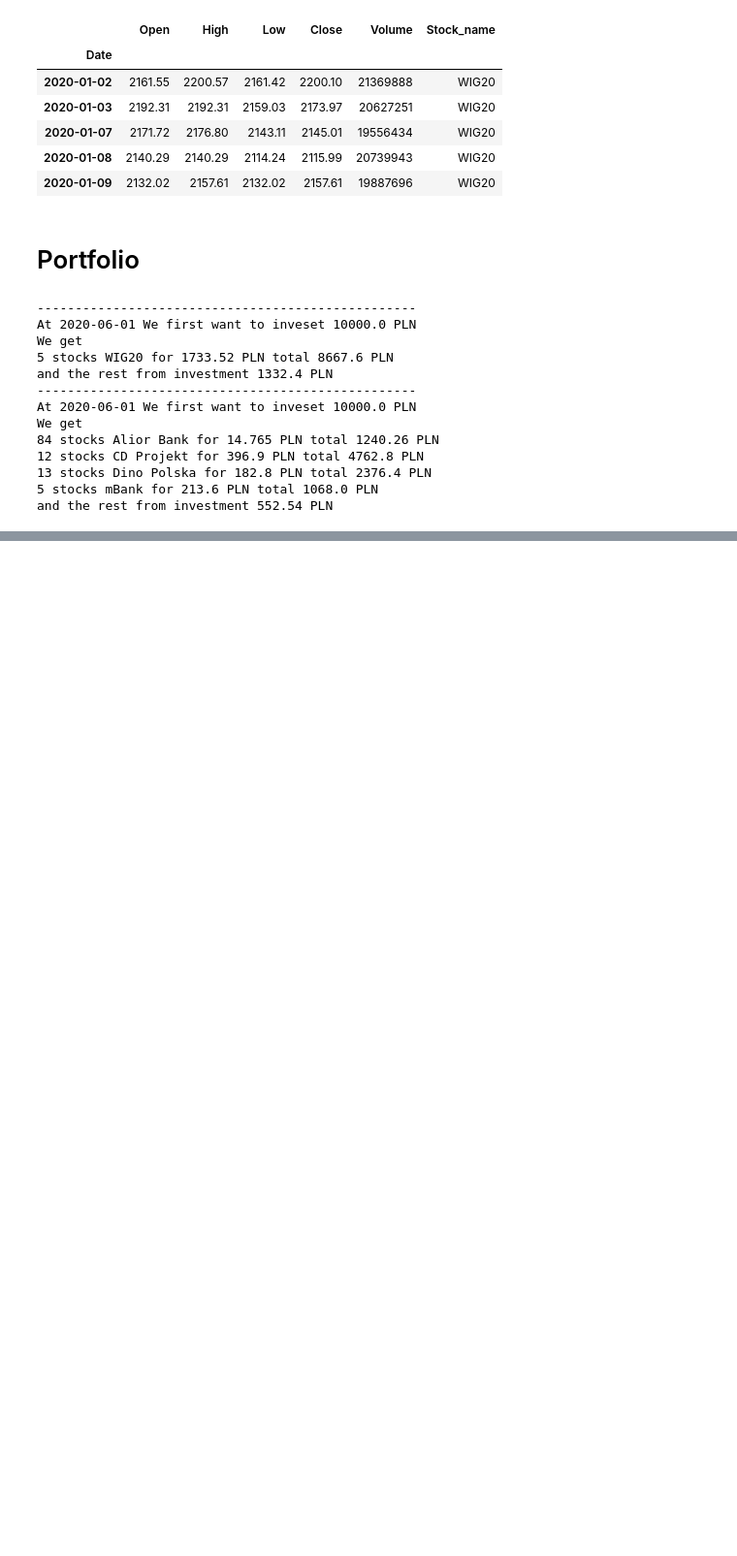
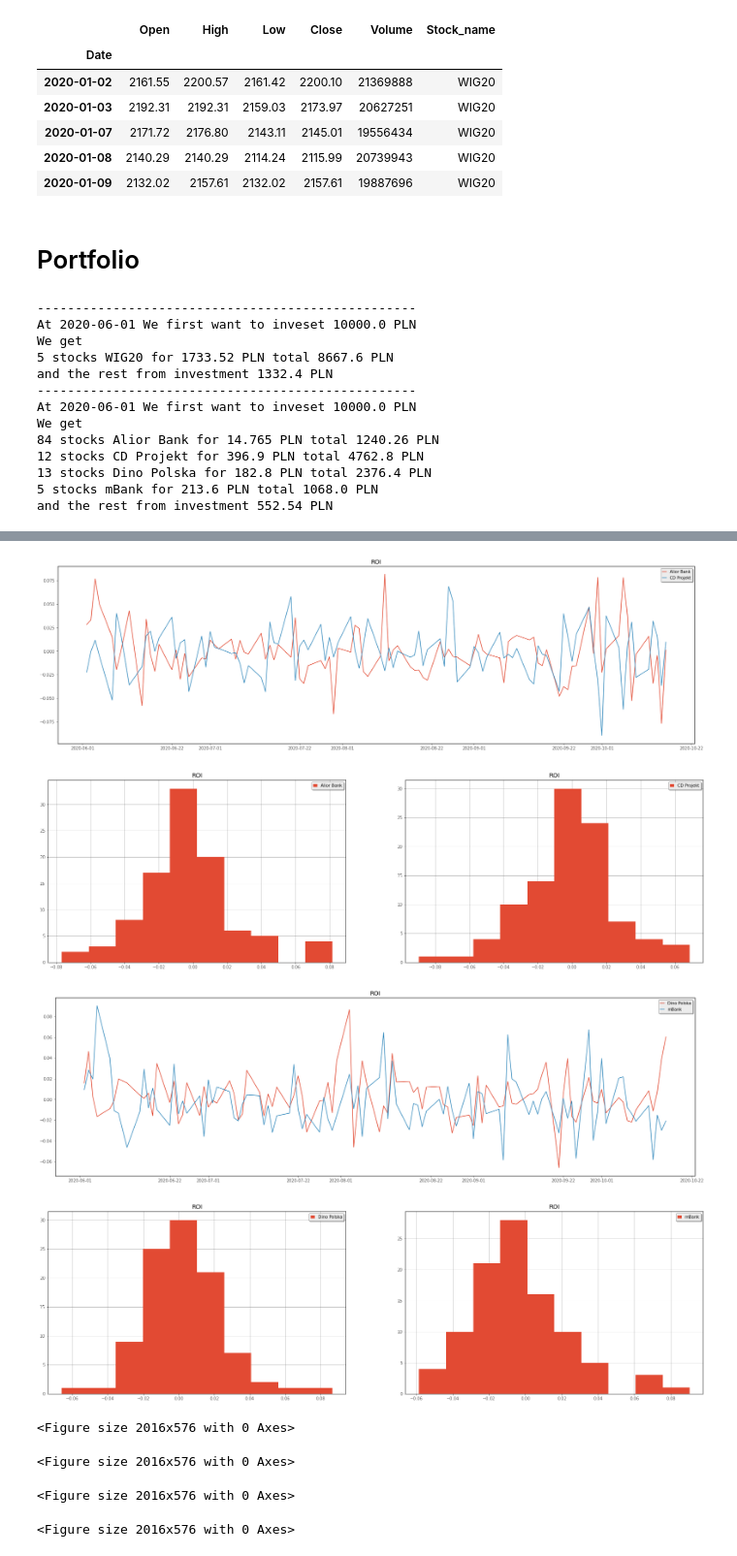
Before and after one commit to MazonSzymon/Project_COVID_portfolio, a Jupyter notebook: Portfolio.ipynb, the cells around one changed output, grey strips where cells are left out. Shown at 97% size. Drawn from its saved outputs; the diff is of its cells as text; code cells hidden in the pictures; blank space fills up the shorter version.

```diff
--- a/Portfolio.ipynb
+++ b/Portfolio.ipynb
@@ -75,0 +105,11 @@ and the rest from investment 552.54 PLN
+# %%
+WIG20.portfolio_rate(my_portfolio)
+# %% [output]
+[figure, added]
+[figure, added]
+[figure, added]
+[figure, added]
+<Figure size 2016x576 with 0 Axes>
+<Figure size 2016x576 with 0 Axes>
+<Figure size 2016x576 with 0 Axes>
+<Figure size 2016x576 with 0 Axes>
```
Also changed, not shown: parts of 2 cells of this notebook.
